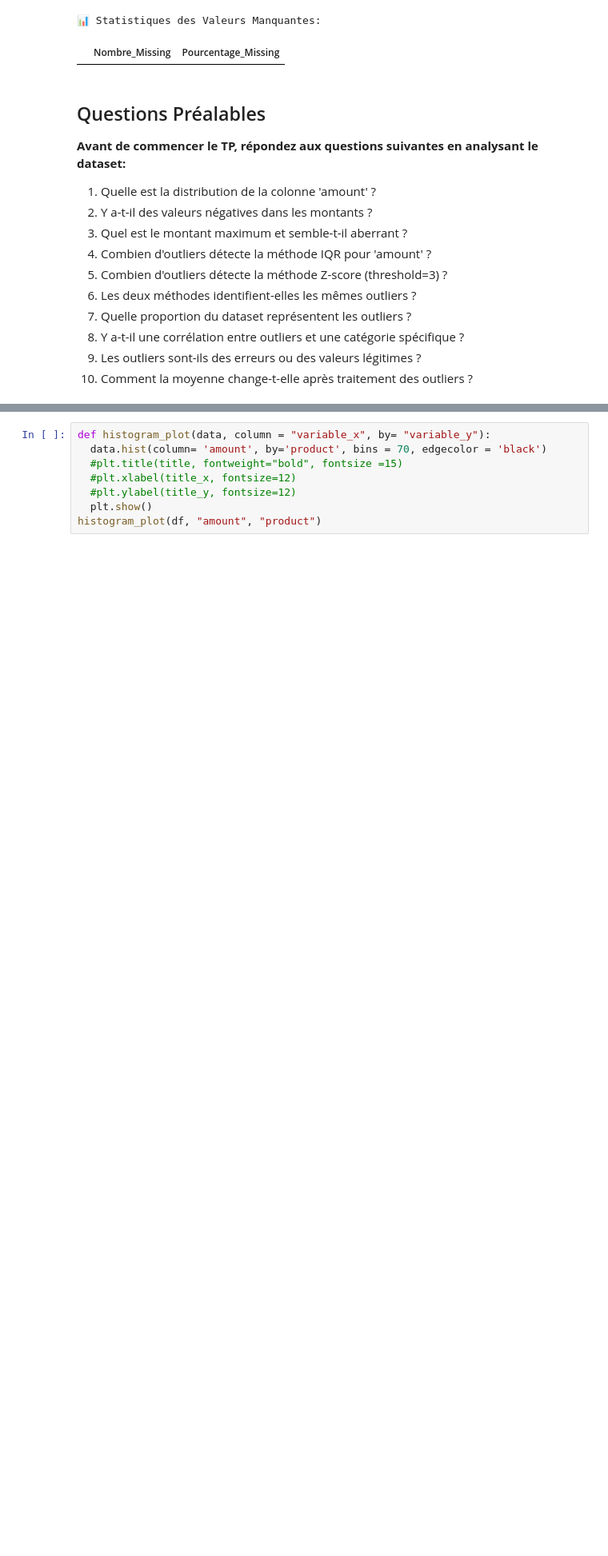
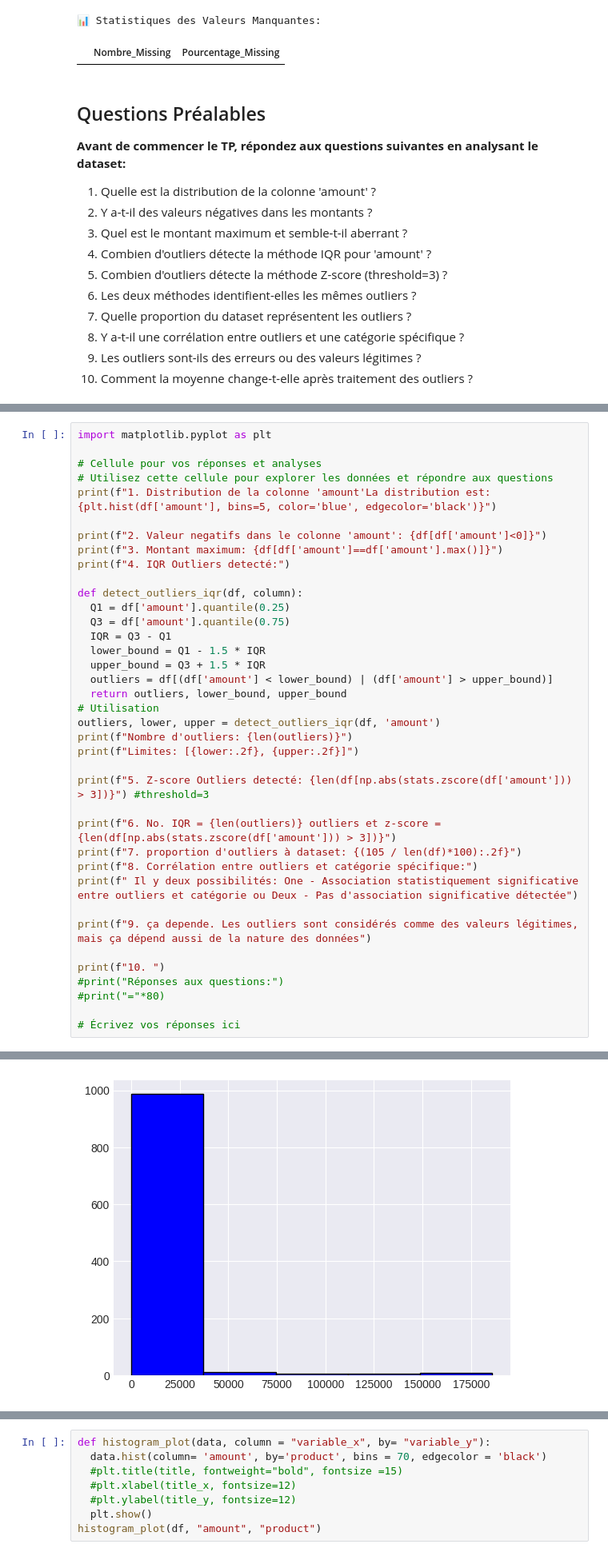
Before and after one commit to Bet-Zawl/TP_project, a Jupyter notebook: TP3_Data_Cleansing_TP3.ipynb, the cells around one changed output, grey strips where cells are left out. Shown at 80% size. Drawn from its saved outputs; the diff is of its cells as text; blank space fills up the shorter version.

```diff
--- a/TP3_Data_Cleansing_TP3.ipynb
+++ b/TP3_Data_Cleansing_TP3.ipynb
@@ -147,0 +125,39 @@ Réponses aux questions:
+# %%
+import matplotlib.pyplot as plt
+
+# Cellule pour vos réponses et analyses
+# Utilisez cette cellule pour explorer les données et répondre aux questions
+print(f"1. Distribution de la colonne 'amount'La distribution est: {plt.hist(df['amount'], bins=5, color='blue', edgecolor='black')}")
+
+print(f"2. Valeur negatifs dans le colonne 'amount': {df[df['amount']<0]}")
+print(f"3. Montant maximum: {df[df['amount']==df['amount'].max()]}")
+print(f"4. IQR Outliers detecté:")
+
+def detect_outliers_iqr(df, column):
+  Q1 = df['amount'].quantile(0.25)
+  Q3 = df['amount'].quantile(0.75)
+  IQR = Q3 - Q1
+  lower_bound = Q1 - 1.5 * IQR
+  upper_bound = Q3 + 1.5 * IQR
+  outliers = df[(df['amount'] < lower_bound) | (df['amount'] > upper_bound)]
+  return outliers, lower_bound, upper_bound
+# Utilisation
+outliers, lower, upper = detect_outliers_iqr(df, 'amount')
+print(f"Nombre d'outliers: {len(outliers)}")
+print(f"Limites: [{lower:.2f}, {upper:.2f}]")
+
+print(f"5. Z-score Outliers detecté: {len(df[np.abs(stats.zscore(df['amount'])) > 3])}") #threshold=3
+
+print(f"6. No. IQR = {len(outliers)} outliers et z-score = {len(df[np.abs(stats.zscore(df['amount'])) > 3])}")
+print(f"7. proportion d'outliers à dataset: {(105 / len(df)*100):.2f}")
+print(f"8. Corrélation entre outliers et catégorie spécifique:")
+print(f" Il y deux possibilités: One - Association statistiquement significative entre outliers et catégorie ou Deux - Pas d'association significative détectée")
+
+print(f"9. ça depende. Les outliers sont considérés comme des valeurs légitimes, mais ça dépend aussi de la nature des données")
+
+print(f"10. ")
+#print("Réponses aux questions:")
+#print("="*80)
+
+# Écrivez vos réponses ici
+# %% [output]
@@ -148,3 +181,4 @@ Réponses aux questions:
+[figure, added]
 # %% [markdown]
 ## Étapes du TP
 
```
Also changed, not shown: parts of 6 cells of this notebook.
